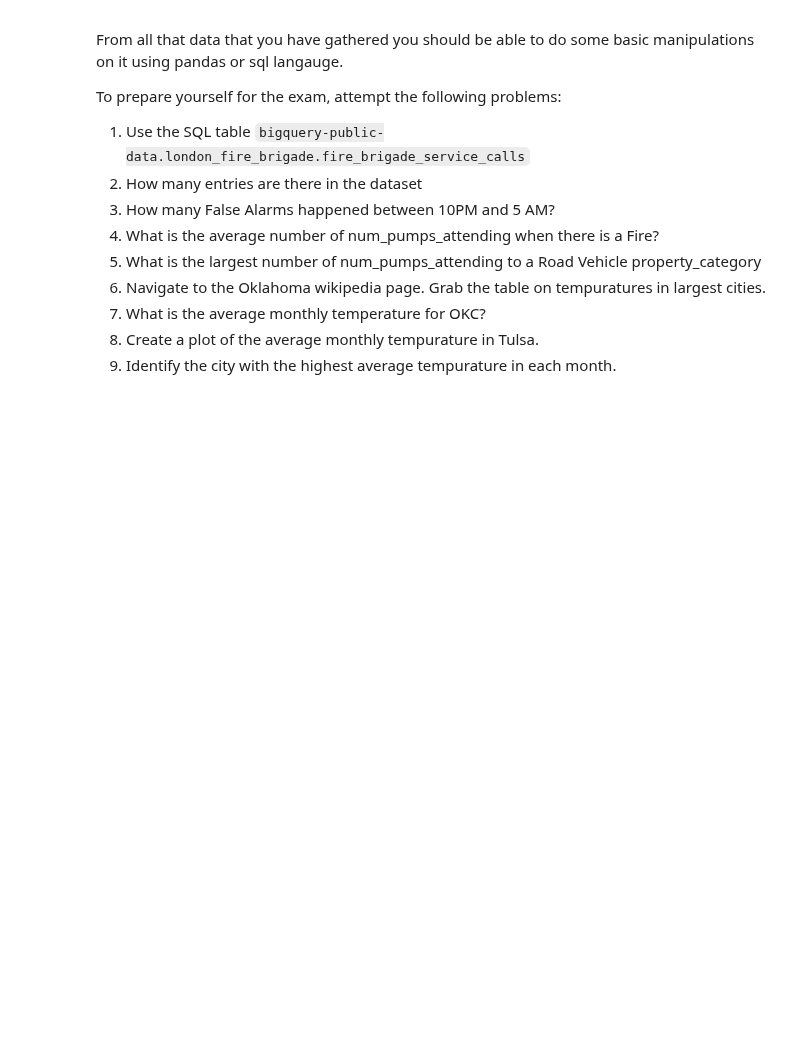
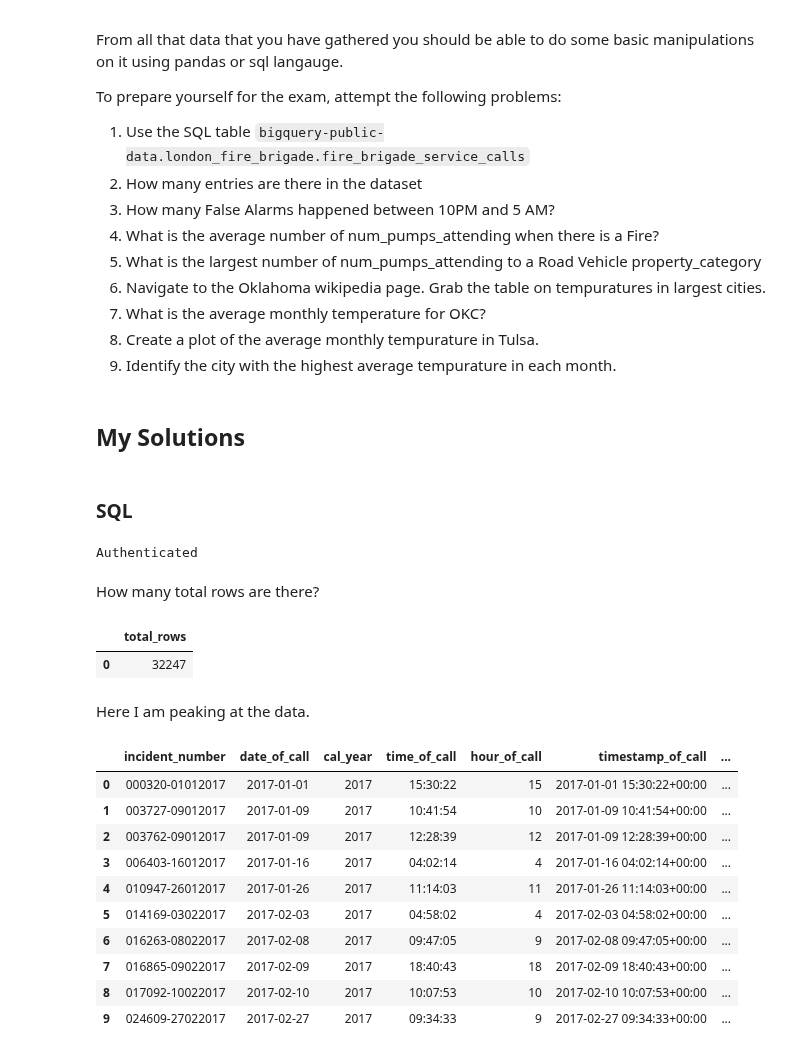
Before and after one commit to nurfnick/Data_Viz, a Jupyter notebook: 12_GatheringConclusion.ipynb, the cells around one changed output. Saved outputs shown, nothing was run; the diff lists cells and outputs as text; code cells hidden in the pictures; blank space fills up the shorter version.

```diff
--- a/12_GatheringConclusion.ipynb
+++ b/12_GatheringConclusion.ipynb
@@ -24,3 +24,44 @@ To prepare yourself for the exam, attempt the following problems:
   1. What is the average monthly temperature for OKC?
   2. Create a plot of the average monthly tempurature in Tulsa.
   3. Identify the city with the highest average tempurature in each month.
+# %% [markdown]
+## My Solutions
+# %% [markdown]
+### SQL
+# %%
+
+
+from google.colab import auth
+auth.authenticate_user()
+print('Authenticated')
+# %% [output]
+Authenticated
+# %% [markdown]
+How many total rows are there?
+# %%
+%%bigquery --project pic-math
+SELECT
+  COUNT(*) as total_rows
+FROM `bigquery-public-data.london_fire_brigade.fire_brigade_service_calls`
+# %% [output]
+|  | total_rows |
+| 0 | 32247 |
+# %% [markdown]
+Here I am peaking at the data.
+# %%
+%%bigquery --project pic-math
+SELECT *
+FROM `bigquery-public-data.london_fire_brigade.fire_brigade_service_calls`
+LIMIT 10
+# %% [output]
+|  | incident_number | date_of_call | cal_year | time_of_call | hour_of_call | timestamp_of_call | ... |
+| 0 | 000320-01012017 | 2017-01-01 | 2017 | 15:30:22 | 15 | 2017-01-01 15:30:22+00:00 | ... |
+| 1 | 003727-09012017 | 2017-01-09 | 2017 | 10:41:54 | 10 | 2017-01-09 10:41:54+00:00 | ... |
+| 2 | 003762-09012017 | 2017-01-09 | 2017 | 12:28:39 | 12 | 2017-01-09 12:28:39+00:00 | ... |
+| 3 | 006403-16012017 | 2017-01-16 | 2017 | 04:02:14 | 4 | 2017-01-16 04:02:14+00:00 | ... |
+| 4 | 010947-26012017 | 2017-01-26 | 2017 | 11:14:03 | 11 | 2017-01-26 11:14:03+00:00 | ... |
+| 5 | 014169-03022017 | 2017-02-03 | 2017 | 04:58:02 | 4 | 2017-02-03 04:58:02+00:00 | ... |
+| 6 | 016263-08022017 | 2017-02-08 | 2017 | 09:47:05 | 9 | 2017-02-08 09:47:05+00:00 | ... |
+| 7 | 016865-09022017 | 2017-02-09 | 2017 | 18:40:43 | 18 | 2017-02-09 18:40:43+00:00 | ... |
+| 8 | 017092-10022017 | 2017-02-10 | 2017 | 10:07:53 | 10 | 2017-02-10 10:07:53+00:00 | ... |
+| 9 | 024609-27022017 | 2017-02-27 | 2017 | 09:34:33 | 9 | 2017-02-27 09:34:33+00:00 | ... |
```
Also changed, not shown: parts of 9 cells of this notebook.
